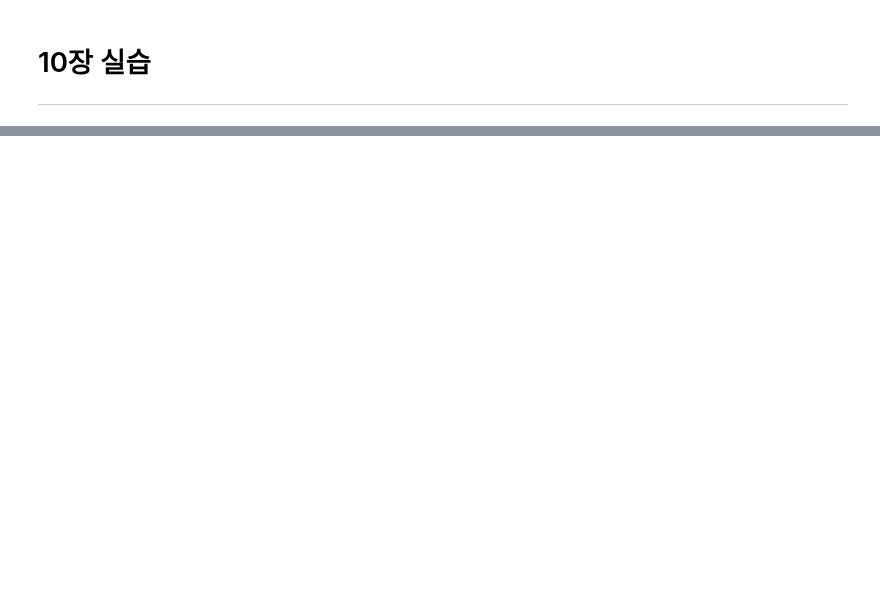
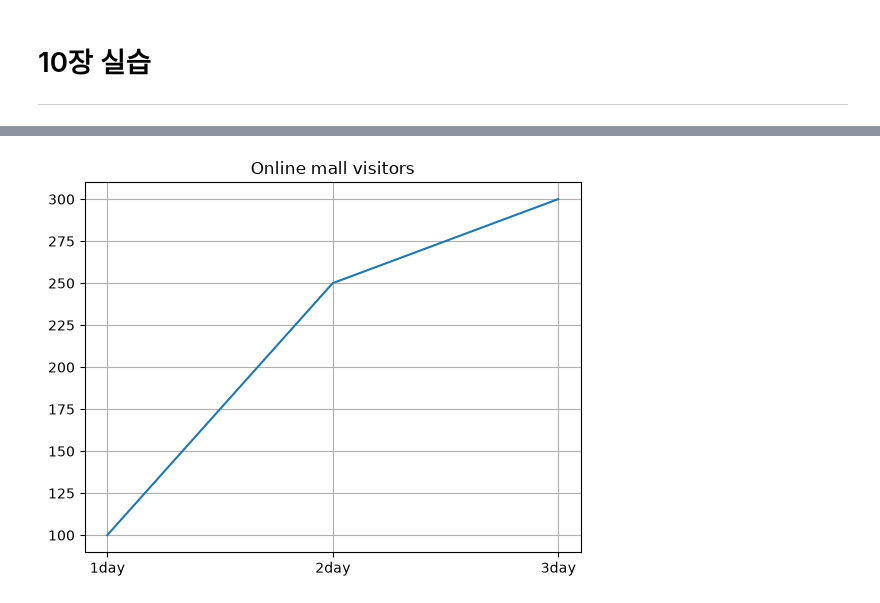
Before and after one commit to Cocode96/AX_Study, a Jupyter notebook: 02_PYTHON/chapter10/chapter10_ex.ipynb, the cells around one changed output, grey strips where cells are left out. Saved outputs shown, nothing was run; the diff lists cells and outputs as text; code cells hidden in the pictures; blank space fills up the shorter version.

```diff
--- a/02_PYTHON/chapter10/chapter10_ex.ipynb
+++ b/02_PYTHON/chapter10/chapter10_ex.ipynb
@@ -41,0 +65,12 @@ with open("character_profile.json", "r", encoding="UTF-8") as fp:
+# %%
+from matplotlib import pyplot as plt
+
+x_axis = ["1day", "2day", "3day"]
+y_axis = [100, 250, 300]
+
+plt.plot(x_axis, y_axis)
+plt.title("Online mall visitors")
+plt.grid(True)
+plt.show()
+# %% [output]
+[figure, added]
```
Also changed, not shown: parts of 5 cells of this notebook, 2 other files.
